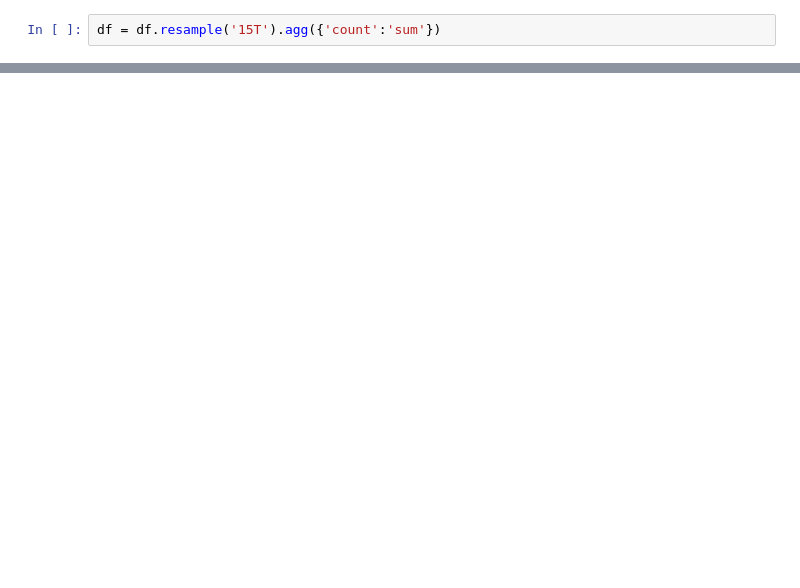
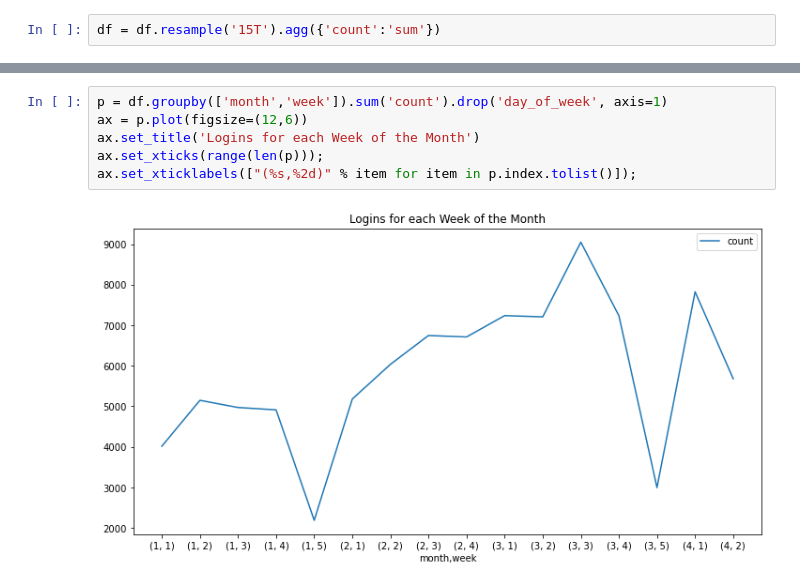
Before and after one commit to izinex/Springboard-Data-Science, a Jupyter notebook: ultimate_challenge/Ultimate Technologies Inc.ipynb, the cells around one changed output, grey strips where cells are left out. Drawn from its saved outputs; the diff is of its cells as text; blank space fills up the shorter version.

```diff
--- a/ultimate_challenge/Ultimate Technologies Inc.ipynb
+++ b/ultimate_challenge/Ultimate Technologies Inc.ipynb
@@ -75,0 +134,8 @@ df.head()
+# %%
+p = df.groupby(['month','week']).sum('count').drop('day_of_week', axis=1)
+ax = p.plot(figsize=(12,6))
+ax.set_title('Logins for each Week of the Month')
+ax.set_xticks(range(len(p)));
+ax.set_xticklabels(["(%s,%2d)" % item for item in p.index.tolist()]);
+# %% [output]
+[figure, added]
```
Also changed, not shown: parts of 39 cells of this notebook, 1 other file.
